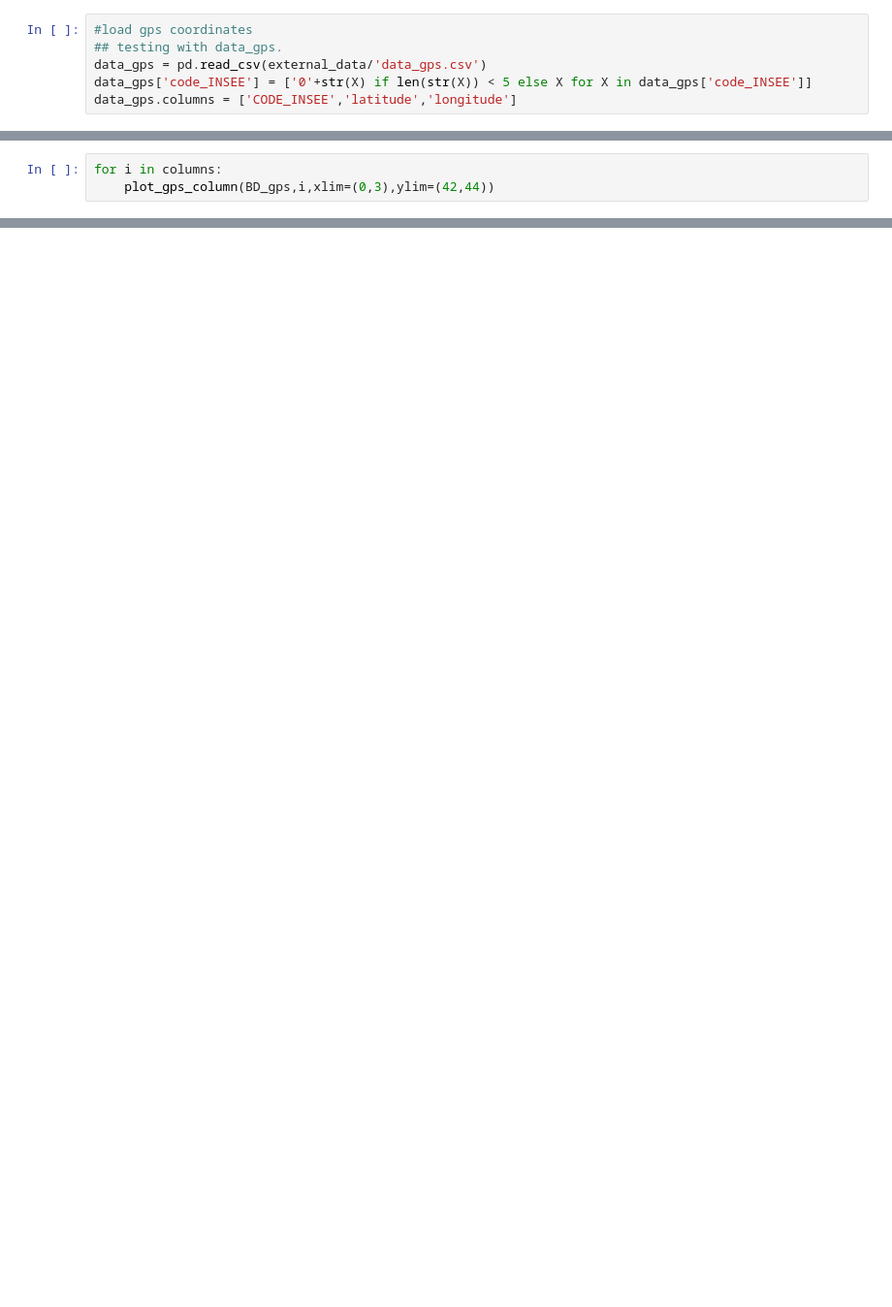
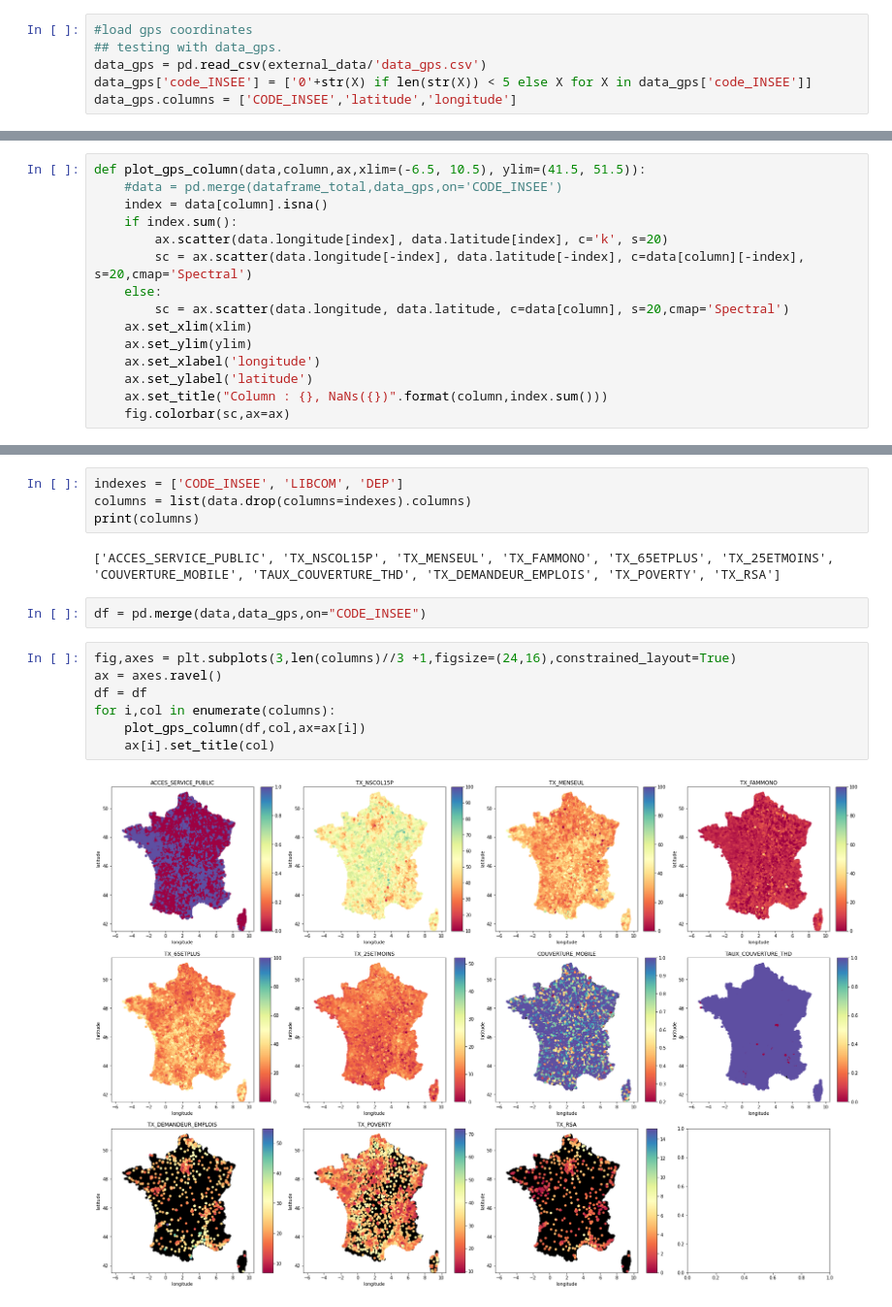
Before and after one commit to dataforgoodfr/batch8_mednum, a Jupyter notebook: notebooks/dataviz_merge.ipynb, the cells around one changed output, grey strips where cells are left out. Shown at 97% size. Saved outputs shown, nothing was run; the diff lists cells and outputs as text; blank space fills up the shorter version.

Commit message:
DataViz from new merge and score

```diff
--- a/notebooks/dataviz_merge.ipynb
+++ b/notebooks/dataviz_merge.ipynb
@@ -184,3 +25,0 @@ BD_gps = pd.merge(BD.loc[BD['DEP'] == '31',:],data_gps,on='CODE_INSEE')
-# %%
-for i in columns:
-    plot_gps_column(BD_gps,i,xlim=(0,3),ylim=(42,44))
@@ -308,0 +26,15 @@ Name: 0, dtype: object
+# %%
+def plot_gps_column(data,column,ax,xlim=(-6.5, 10.5), ylim=(41.5, 51.5)):
+    #data = pd.merge(dataframe_total,data_gps,on='CODE_INSEE')
+    index = data[column].isna()
+    if index.sum():
+        ax.scatter(data.longitude[index], data.latitude[index], c='k', s=20)
+        sc = ax.scatter(data.longitude[-index], data.latitude[-index], c=data[column][-index], s=20,cmap='Spectral')
+    else:
+        sc = ax.scatter(data.longitude, data.latitude, c=data[column], s=20,cmap='Spectral')
+    ax.set_xlim(xlim)
+    ax.set_ylim(ylim)
+    ax.set_xlabel('longitude')
+    ax.set_ylabel('latitude')
+    ax.set_title("Column : {}, NaNs({})".format(column,index.sum()))
+    fig.colorbar(sc,ax=ax)
@@ -308,0 +45,17 @@ Name: 0, dtype: object
+# %%
+indexes = ['CODE_INSEE', 'LIBCOM', 'DEP']
+columns = list(data.drop(columns=indexes).columns)
+print(columns)
+# %% [output]
+['ACCES_SERVICE_PUBLIC', 'TX_NSCOL15P', 'TX_MENSEUL', 'TX_FAMMONO', 'TX_65ETPLUS', 'TX_25ETMOINS', 'COUVERTURE_MOBILE', 'TAUX_COUVERTURE_THD', 'TX_DEMANDEUR_EMPLOIS', 'TX_POVERTY', 'TX_RSA']
+# %%
+df = pd.merge(data,data_gps,on="CODE_INSEE")
+# %%
+fig,axes = plt.subplots(3,len(columns)//3 +1,figsize=(24,16),constrained_layout=True)
+ax = axes.ravel()
+df = df
+for i,col in enumerate(columns):
+    plot_gps_column(df,col,ax=ax[i])
+    ax[i].set_title(col)
+# %% [output]
+[figure, added]
```
Also changed, not shown: parts of 53 cells of this notebook.
